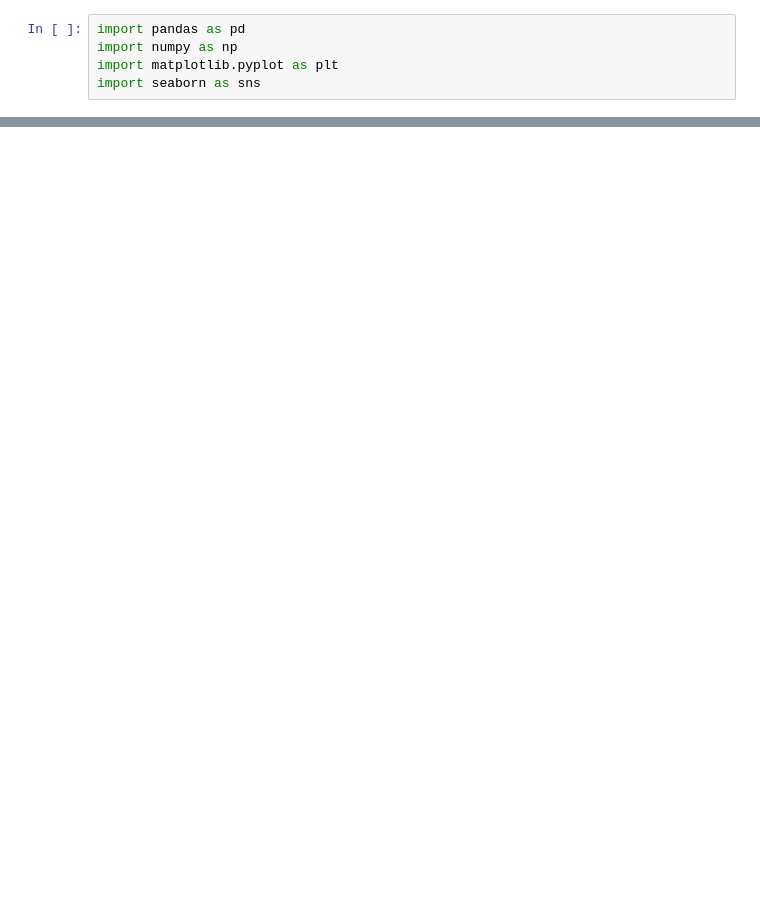
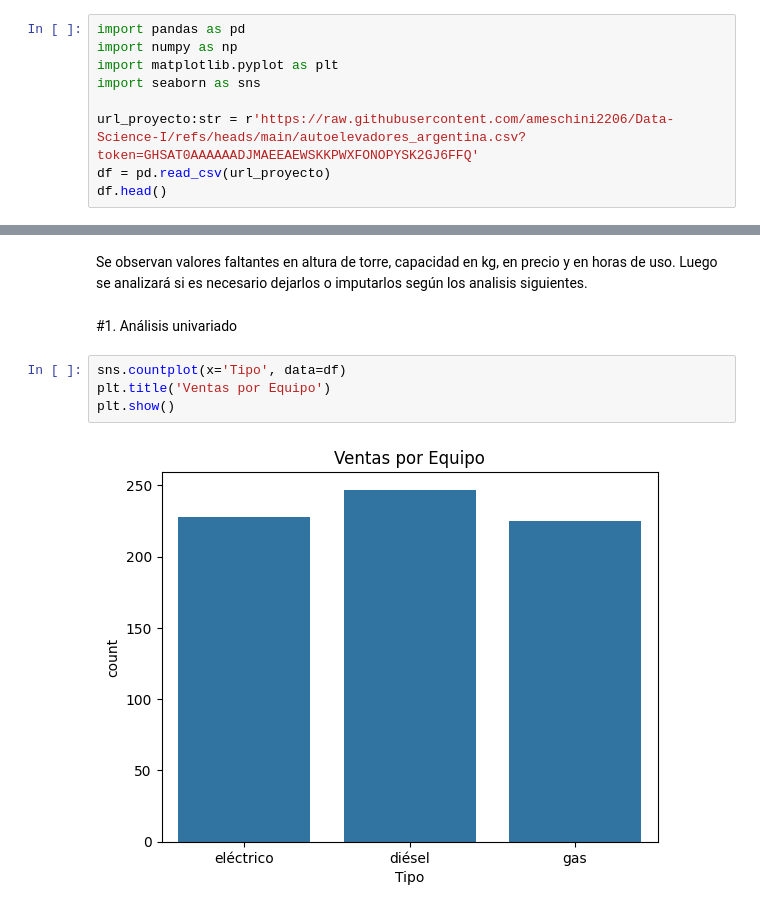
Before and after one commit to ameschini2206/Prueba, a Jupyter notebook: ProyectoDS_ParteI_Alejandro_Meschini.ipynb, the cells around one changed output, grey strips where cells are left out. Saved outputs shown, nothing was run; the diff lists cells and outputs as text; blank space fills up the shorter version.

```diff
--- a/ProyectoDS_ParteI_Alejandro_Meschini.ipynb
+++ b/ProyectoDS_ParteI_Alejandro_Meschini.ipynb
@@ -76,3 +78,7 @@ import pandas as pd
 import numpy as np
 import matplotlib.pyplot as plt
 import seaborn as sns
+
+url_proyecto:str = r'https://raw.githubusercontent.com/ameschini2206/Data-Science-I/refs/heads/main/autoelevadores_argentina.csv?token=GHSAT0AAAAAADJMAEEAEWSKKPWXFONOPYSK2GJ6FFQ'
+df = pd.read_csv(url_proyecto)
+df.head()
@@ -78,0 +104,10 @@ import seaborn as sns
+# %% [markdown]
+Se observan valores faltantes en altura de torre, capacidad en kg, en precio y en horas de uso. Luego se analizará si es necesario dejarlos o imputarlos según los analisis siguientes.
+# %% [markdown]
+#1. Análisis univariado
+# %%
+sns.countplot(x='Tipo', data=df)
+plt.title('Ventas por Equipo')
+plt.show()
+# %% [output]
+[figure, added]
```
Also changed, not shown: parts of 6 cells of this notebook.
